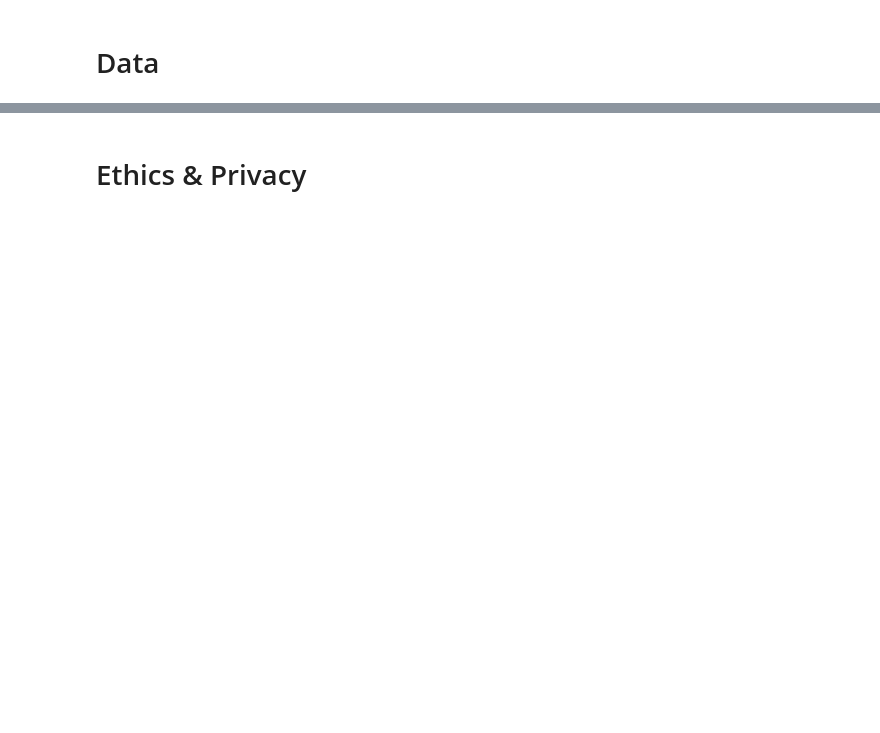
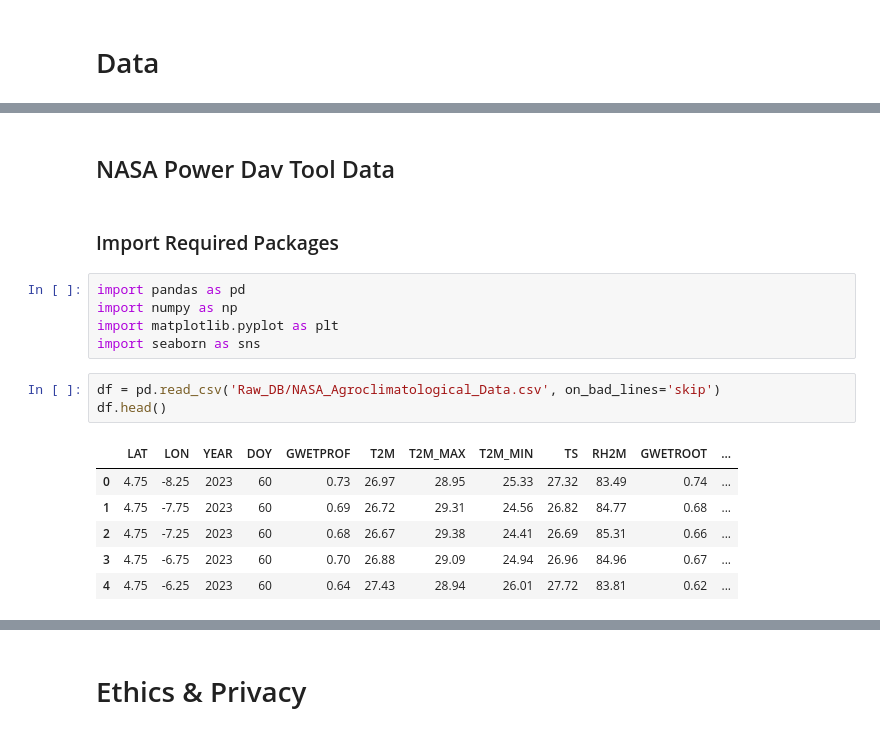
Before and after one commit to jak-weston/Cocoa-Futures-Analysis, a Jupyter notebook: DataCheckpoint_Group142-FA24.ipynb, the cells around one changed output, grey strips where cells are left out. Saved outputs shown, nothing was run; the diff lists cells and outputs as text; blank space fills up the shorter version.

Commit message:
Updated DataCheckpoint

```diff
--- a/DataCheckpoint_Group142-FA24.ipynb
+++ b/DataCheckpoint_Group142-FA24.ipynb
@@ -87,0 +74,19 @@ If you plan to use multiple datasets, add a few sentences about how you plan to
+# %% [markdown]
+## NASA Power Dav Tool Data
+# %% [markdown]
+### Import Required Packages
+# %%
+import pandas as pd
+import numpy as np
+import matplotlib.pyplot as plt
+import seaborn as sns
+# %%
+df = pd.read_csv('Raw_DB/NASA_Agroclimatological_Data.csv', on_bad_lines='skip')
+df.head()
+# %% [output]
+|  | LAT | LON | YEAR | DOY | GWETPROF | T2M | T2M_MAX | T2M_MIN | TS | RH2M | GWETROOT | ... |
+| 0 | 4.75 | -8.25 | 2023 | 60 | 0.73 | 26.97 | 28.95 | 25.33 | 27.32 | 83.49 | 0.74 | ... |
+| 1 | 4.75 | -7.75 | 2023 | 60 | 0.69 | 26.72 | 29.31 | 24.56 | 26.82 | 84.77 | 0.68 | ... |
+| 2 | 4.75 | -7.25 | 2023 | 60 | 0.68 | 26.67 | 29.38 | 24.41 | 26.69 | 85.31 | 0.66 | ... |
+| 3 | 4.75 | -6.75 | 2023 | 60 | 0.70 | 26.88 | 29.09 | 24.94 | 26.96 | 84.96 | 0.67 | ... |
+| 4 | 4.75 | -6.25 | 2023 | 60 | 0.64 | 27.43 | 28.94 | 26.01 | 27.72 | 83.81 | 0.62 | ... |
```
Also changed, not shown: parts of 40 cells of this notebook.
